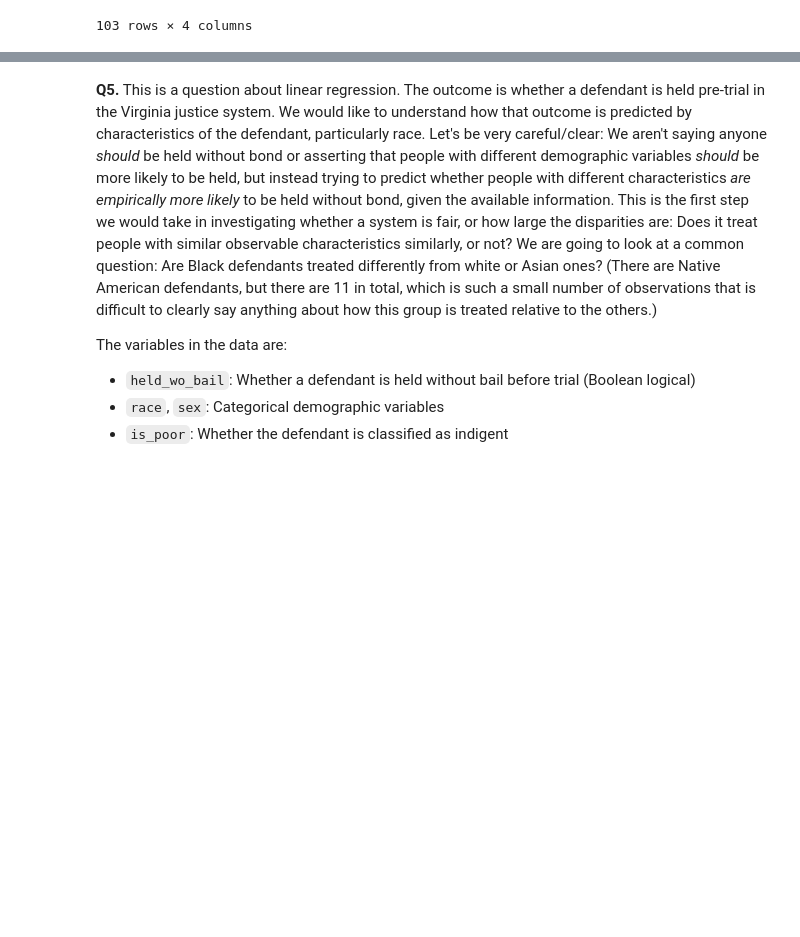
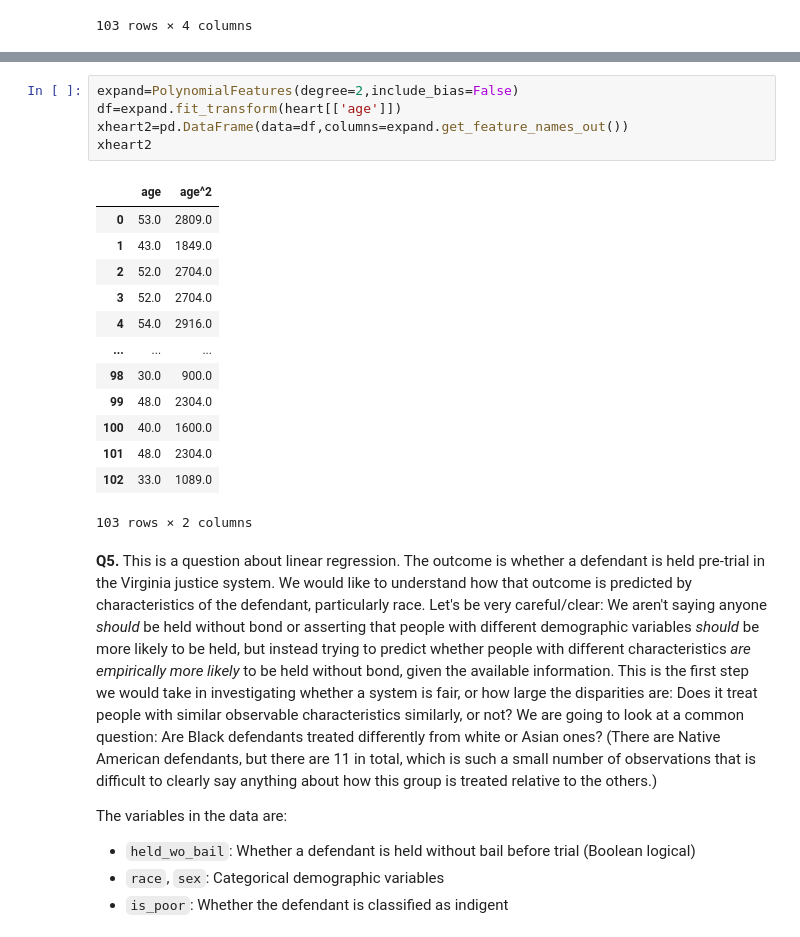
Before and after one commit to jac7az/linearModels, a Jupyter notebook: assignment/assignment.ipynb, the cells around one changed output, grey strips where cells are left out. Cells and saved outputs as stored; diff of their text form; blank space fills up the shorter version.

```diff
--- a/assignment/assignment.ipynb
+++ b/assignment/assignment.ipynb
@@ -258,3 +279,22 @@ dtype: float64
+# %%
+expand=PolynomialFeatures(degree=2,include_bias=False)
+df=expand.fit_transform(heart[['age']])
+xheart2=pd.DataFrame(data=df,columns=expand.get_feature_names_out())
+xheart2
+# %% [output]
+|  | age | age^2 |
+| 0 | 53.0 | 2809.0 |
+| 1 | 43.0 | 1849.0 |
+| 2 | 52.0 | 2704.0 |
+| 3 | 52.0 | 2704.0 |
+| 4 | 54.0 | 2916.0 |
+| ... | ... | ... |
+| 98 | 30.0 | 900.0 |
+| 99 | 48.0 | 2304.0 |
+| 100 | 40.0 | 1600.0 |
+| 101 | 48.0 | 2304.0 |
+| 102 | 33.0 | 1089.0 |
+103 rows × 2 columns
 # %% [markdown]
 **Q5.** This is a question about linear regression. The outcome is whether a defendant is held pre-trial in the Virginia justice system. We would like to understand how that outcome is predicted by characteristics of the defendant, particularly race. Let's be very careful/clear: We aren't saying anyone *should* be held without bond or asserting that people with different demographic variables *should* be more likely to be held, but instead trying to predict whether people with different characteristics *are empirically more likely* to be held without bond, given the available information. This is the first step we would take in investigating whether a system is fair, or how large the disparities are: Does it treat people with similar observable characteristics similarly, or not? We are going to look at a common question: Are Black defendants treated differently from white or Asian ones? (There are Native American defendants, but there are 11 in total, which is such a small number of observations that is difficult to clearly say anything about how this group is treated relative to the others.)
 
```
Also changed, not shown: parts of 3 cells of this notebook.
